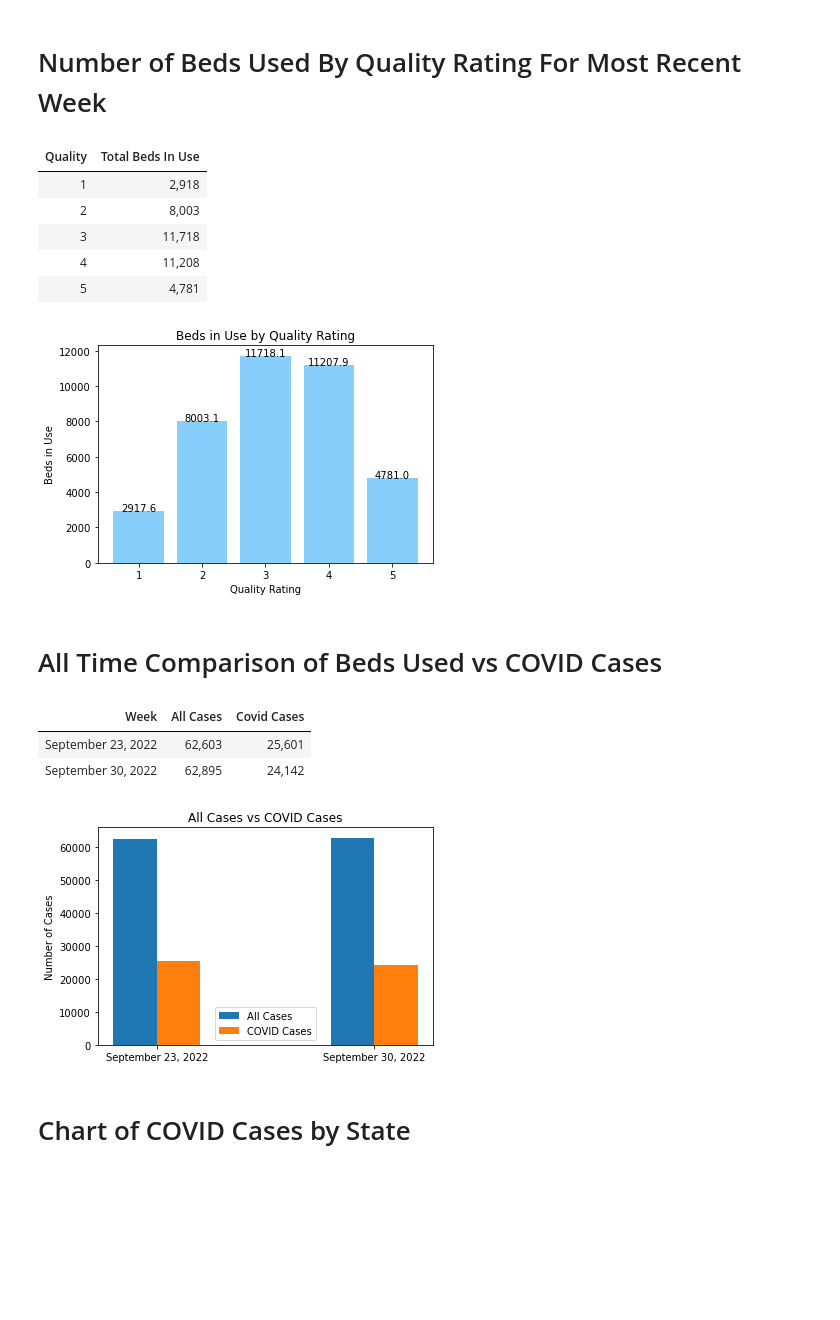
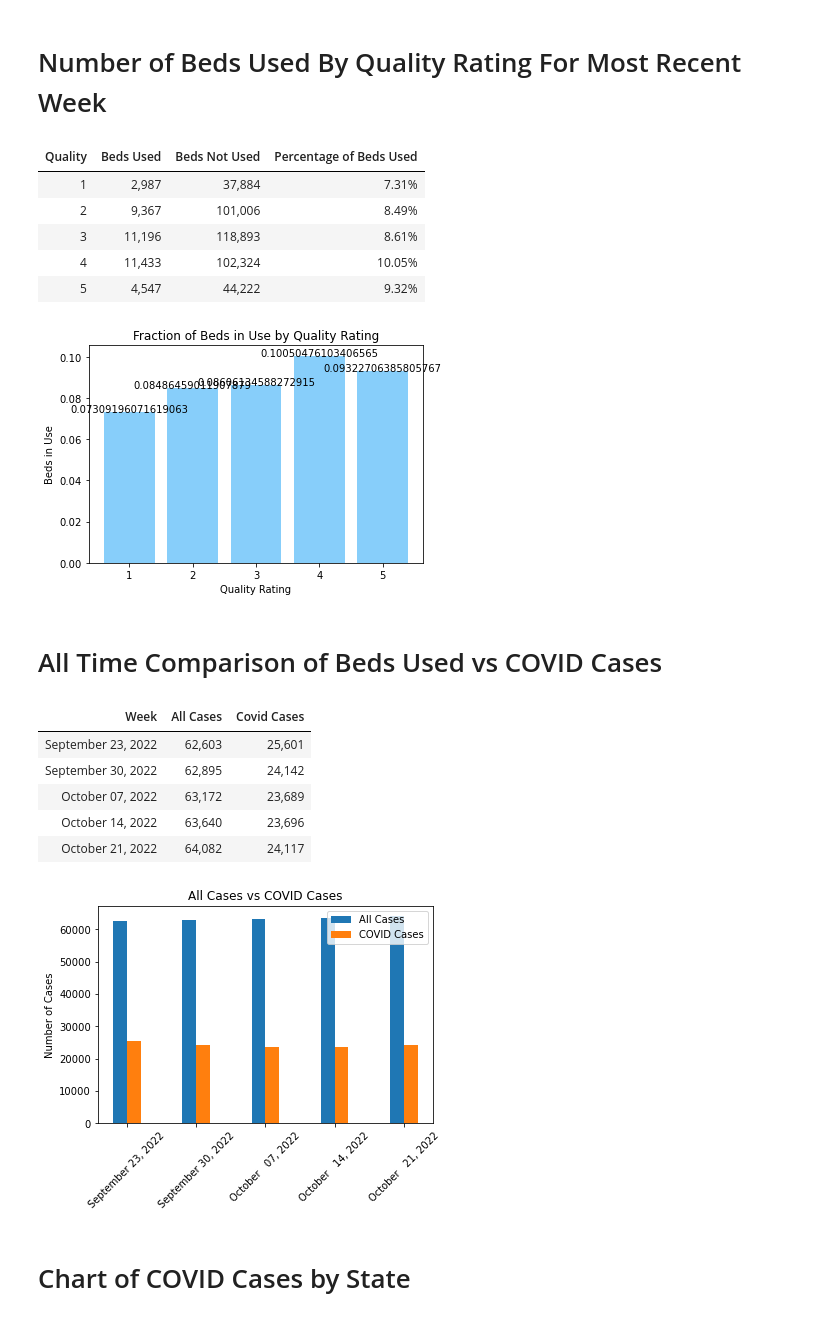
Before and after one commit to RuohaoWu/Hospital-Database, a Jupyter notebook: weekly-report.ipynb, the cells around one changed output. Cells and saved outputs as stored; diff of their text form; code cells hidden in the pictures; blank space fills up the shorter version.

```diff
--- a/weekly-report.ipynb
+++ b/weekly-report.ipynb
@@ -19,0 +14,2 @@ Weekly Hospital Report for 2022-09-30
+# %%
+week = 'week'
@@ -106,8 +116,16 @@ if run == True:
 if run == True:
     quality_beds = pd.read_sql_query("select \
                                         b.quality, \
-                                        sum(coalesce(a.adult_bed_used,0)) \
-                                            + sum(coalesce(a.child_bed_used,0)) as total_bed \
+                                         sum(coalesce(a.adult_bed_used,0)) \
+                                            + sum(coalesce(a.child_bed_used,0)) as beds_used \
+                                        , sum(coalesce(a.adult_bed_avail,0)) \
+                                            + sum(coalesce(a.child_bed_avail,0)) as beds_avail \
+                                        , (sum(coalesce(a.adult_bed_used,0)) \
+                                            + sum(coalesce(a.child_bed_used,0))) \
+                                            / (sum(coalesce(a.adult_bed_used,0)) \
+                                            + sum(coalesce(a.child_bed_used,0)) \
+                                            + sum(coalesce(a.adult_bed_avail,0)) \
+                                            + sum(coalesce(a.child_bed_avail,0))) as percent_bed \
                                         from hospital_weekly as a \
                                         inner join ( \
                                             select \
@@ -127,30 +145,27 @@ if run == True:
                                         , params={'week':week})
 
     quality_beds = quality_beds.rename(columns={"quality":"Quality",
-                                                "total_bed":"Total Beds In Use"})
+                                                "beds_used":"Beds Used",
+                                                "beds_avail":"Beds Not Used",
+                                                "percent_bed":"Percentage of Beds Used"})
     # Table Format
     quality_beds.style.format({"Quality":"{:,.0f}",
-                                "Total Beds In Use":"{:,.0f}"}).hide_index().apply(highlight_max)
+                                "Beds Used":"{:,.0f}",
+                                "Beds Not Used":"{:,.0f}",
+                                "Percentage of Beds Used":"{:,.2%}"}).hide_index().apply(highlight_max)
+
 
     def addlabels(x, y):
         for i in range(len(x)):
             plt.text(i+1,y[i],y[i], ha = 'center')
-
-    # Bar Plot
-    p = plt.bar(quality_beds["Quality"], quality_beds["Total Beds In Use"], color = "lightskyblue")
-    addlabels(quality_beds["Quality"], quality_beds["Total Beds In Use"])
-    p = plt.title("Beds in Use by Quality Rating")
-    p = plt.xlabel("Quality Rating")
-    p = plt.ylabel("Beds in Use")
-    plt.show()
 # %% [output]
-| Quality | Total Beds In Use |
-| 1 | 2,918 |
-| 2 | 8,003 |
-| 3 | 11,718 |
-| 4 | 11,208 |
-| 5 | 4,781 |
+| Quality | Beds Used | Beds Not Used | Percentage of Beds Used |
+| 1 | 2,987 | 37,884 | 7.31% |
+| 2 | 9,367 | 101,006 | 8.49% |
+| 3 | 11,196 | 118,893 | 8.61% |
+| 4 | 11,433 | 102,324 | 10.05% |
+| 5 | 4,547 | 44,222 | 9.32% |
-[figure, old version]
+[figure, new version]
 # %% [markdown]
 # All Time Comparison of Beds Used vs COVID Cases
 # %%
@@ -177,18 +192,21 @@ if run == True:
 | Week | All Cases | Covid Cases |
 | September 23, 2022 | 62,603 | 25,601 |
 | September 30, 2022 | 62,895 | 24,142 |
+| October 07, 2022 | 63,172 | 23,689 |
+| October 14, 2022 | 63,640 | 23,696 |
+| October 21, 2022 | 64,082 | 24,117 |
 # %%
 if run == True:
     x_axis = np.arange(len(alltime_beds["Week"]))
     p = plt.bar(x_axis - 0.1, alltime_beds["All Cases"], 0.2, label = "All Cases")
     p = plt.bar(x_axis + 0.1, alltime_beds["Covid Cases"], 0.2, label = "COVID Cases")
-    p = plt.xticks(x_axis, alltime_beds["Week"])
+    p = plt.xticks(x_axis, alltime_beds["Week"], rotation = 45)
     p = plt.title("All Cases vs COVID Cases")
     p = plt.ylabel("Number of Cases")
-    p = plt.legend()
+    p = plt.legend(loc = 'upper right')
     plt.show()
 # %% [output]
-[figure, old version]
+[figure, new version]
 # %% [markdown]
 # Chart of COVID Cases by State
 # %%
```
Also changed, not shown: parts of 9 cells of this notebook, 1 other file.
